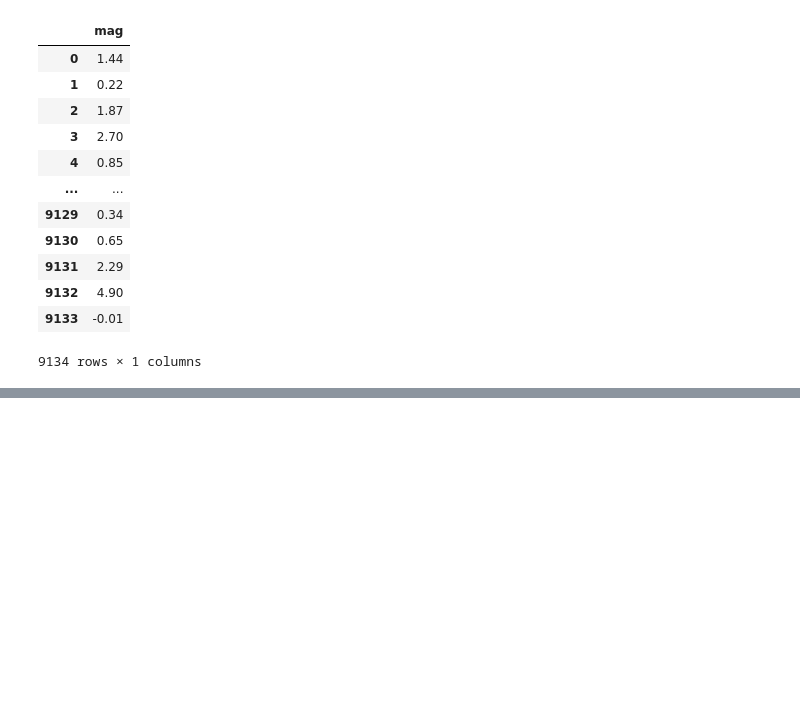
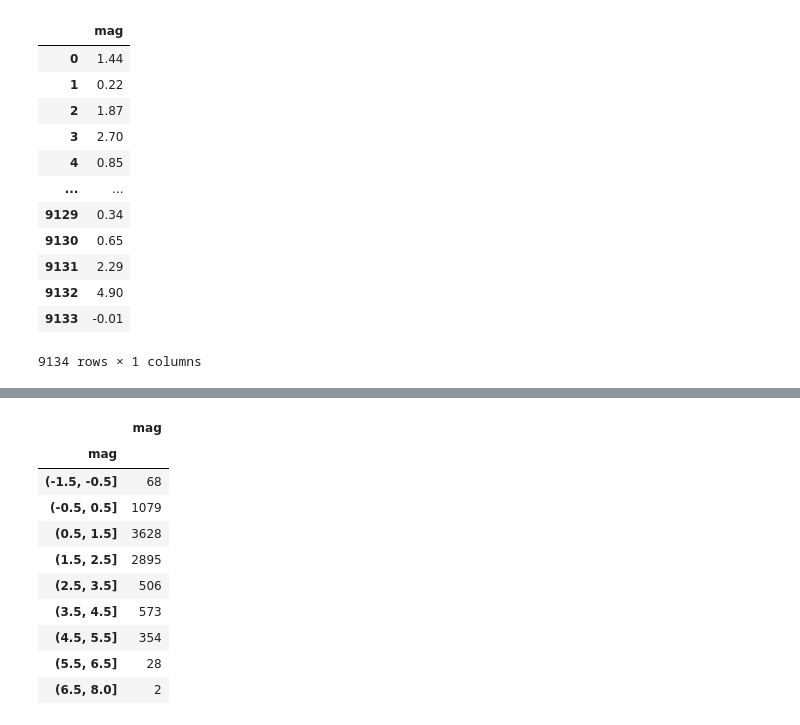
Before and after one commit to catstacks/TDADSAssignments, a Jupyter notebook: Earthquake_Visualisations.ipynb, the cells around one changed output, grey strips where cells are left out. Drawn from its saved outputs; the diff is of its cells as text; code cells hidden in the pictures; blank space fills up the shorter version.

```diff
--- a/Earthquake_Visualisations.ipynb
+++ b/Earthquake_Visualisations.ipynb
@@ -155,0 +163,18 @@ pd.cut(mag_list, 9, right=False, labels=['Group A', 'Group B', 'Group C', 'Group
+# %%
+#labels = ['Group A', 'Group B', 'Group C', 'Group D', 'Group E', 'Group F', 'Group G', 'Group H', 'Group I']
+ranges = [-1.5, -0.5,  0.5,  1.5,  2.5,
+         3.5,  4.5,  5.5,  6.5,  8.0]
+MagRange = pd.DataFrame(earthquakes['mag'].groupby(pd.cut(earthquakes.mag, ranges)).count())
+MagRange
+# %% [output]
+|  | mag |
+| mag |  |
+| (-1.5, -0.5] | 68 |
+| (-0.5, 0.5] | 1079 |
+| (0.5, 1.5] | 3628 |
+| (1.5, 2.5] | 2895 |
+| (2.5, 3.5] | 506 |
+| (3.5, 4.5] | 573 |
+| (4.5, 5.5] | 354 |
+| (5.5, 6.5] | 28 |
+| (6.5, 8.0] | 2 |
```
Also changed, not shown: parts of 6 cells of this notebook, 1 other file.
